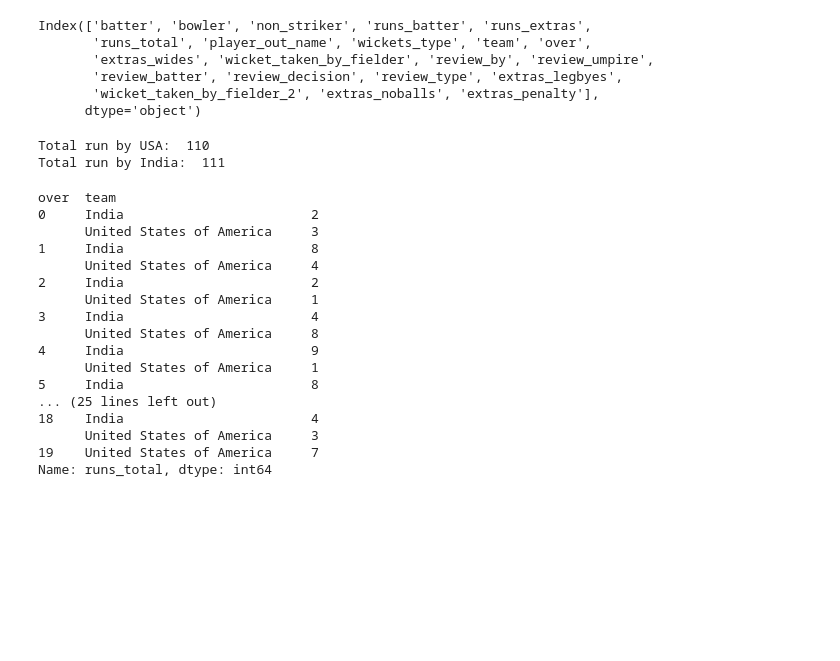
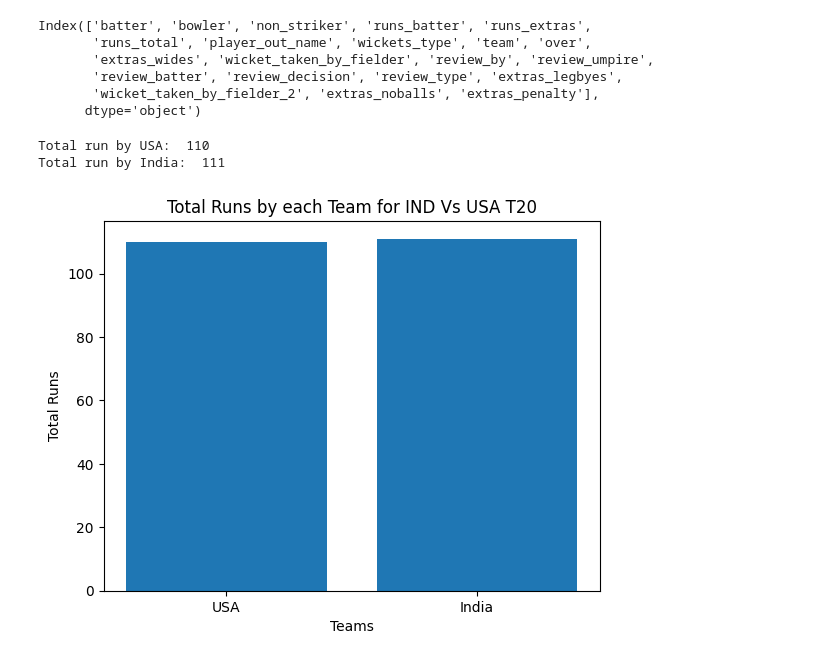
Before and after one commit to ayuri1512/Data-Science-Projects, a Jupyter notebook: T20worldcup.ipynb, the cells around one changed output. Saved outputs shown, nothing was run; the diff lists cells and outputs as text; code cells hidden in the pictures; blank space fills up the shorter version.

```diff
--- a/T20worldcup.ipynb
+++ b/T20worldcup.ipynb
@@ -214,38 +214,27 @@ Index(['batter', 'bowler', 'non_striker', 'runs_batter', 'runs_extras',
 # %%
 #Calculating total nums of runs
 total_run_by_USA = 0
 total_run_by_India = 0
 
 for index, row in df.iterrows():
   if row["team"] == "United States of America":
     total_run_by_USA += row["runs_total"]
   else:
     total_run_by_India += row["runs_total"]
 
 print("Total run by USA: ", total_run_by_USA)
 print("Total run by India: ", total_run_by_India)
+
+#Plotting total number of run graph
+
+labels = ['USA', 'India']
+values = [total_run_by_USA, total_run_by_India]
+plt.bar(labels, values)
+plt.xlabel("Teams")
+plt.ylabel("Total Runs")
+plt.title("Total Runs by each Team for IND Vs USA T20")
+plt.show()
 # %% [output]
 Total run by USA:  110
 Total run by India:  111
+[figure, added]
-# %%
-#Calculating total nums of runs in each over
-runs_by_over_team = df.groupby(['over', 'team'])['runs_total'].sum()
-print(runs_by_over_team)
-# %% [output]
-over  team
-0     India                        2
-      United States of America     3
-1     India                        8
-      United States of America     4
-2     India                        2
-      United States of America     1
-3     India                        4
-      United States of America     8
-4     India                        9
-      United States of America     1
-5     India                        8
-... (25 lines left out)
-18    India                        4
-      United States of America     3
-19    United States of America     7
-Name: runs_total, dtype: int64
```
Also changed, not shown: parts of 7 cells of this notebook.
